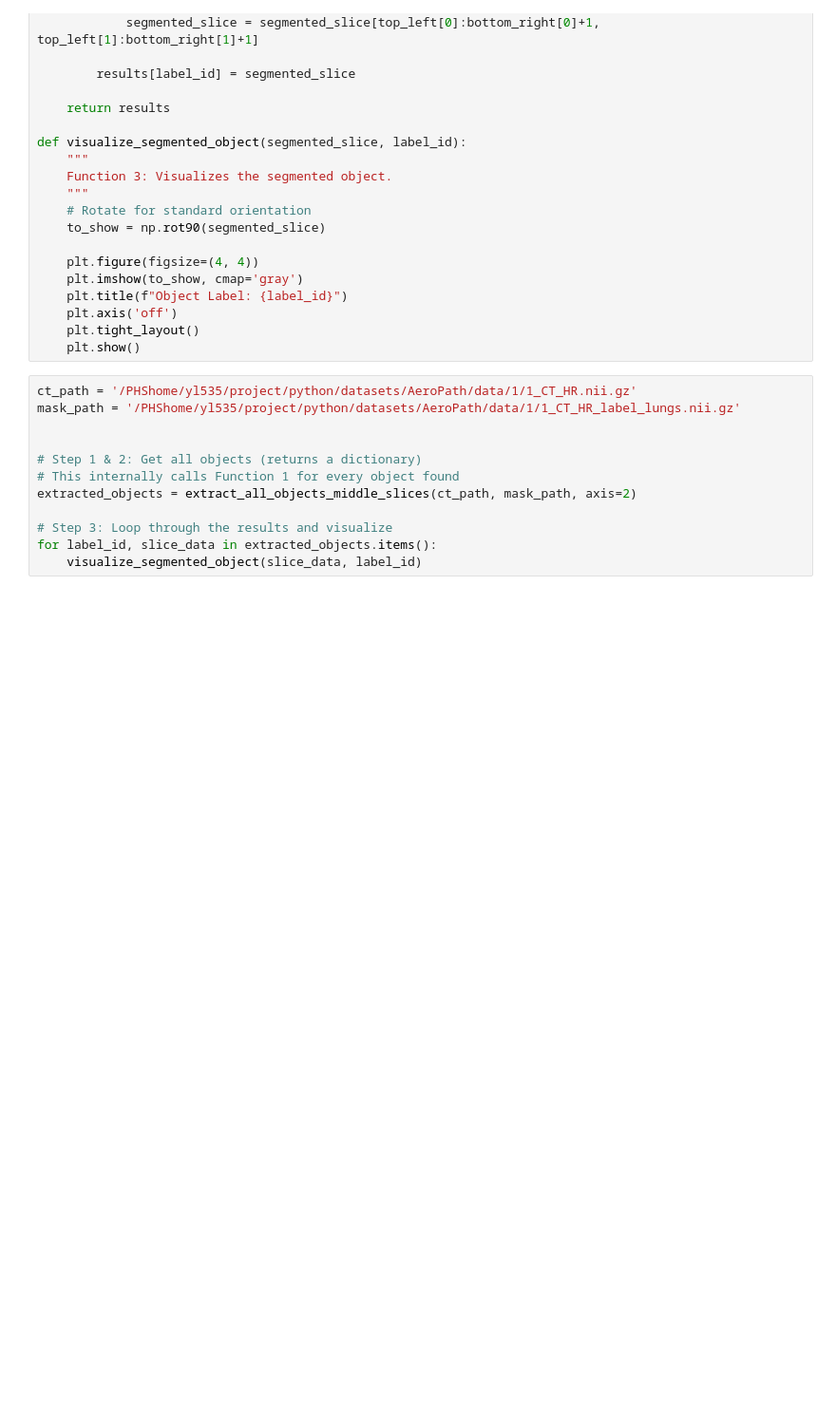
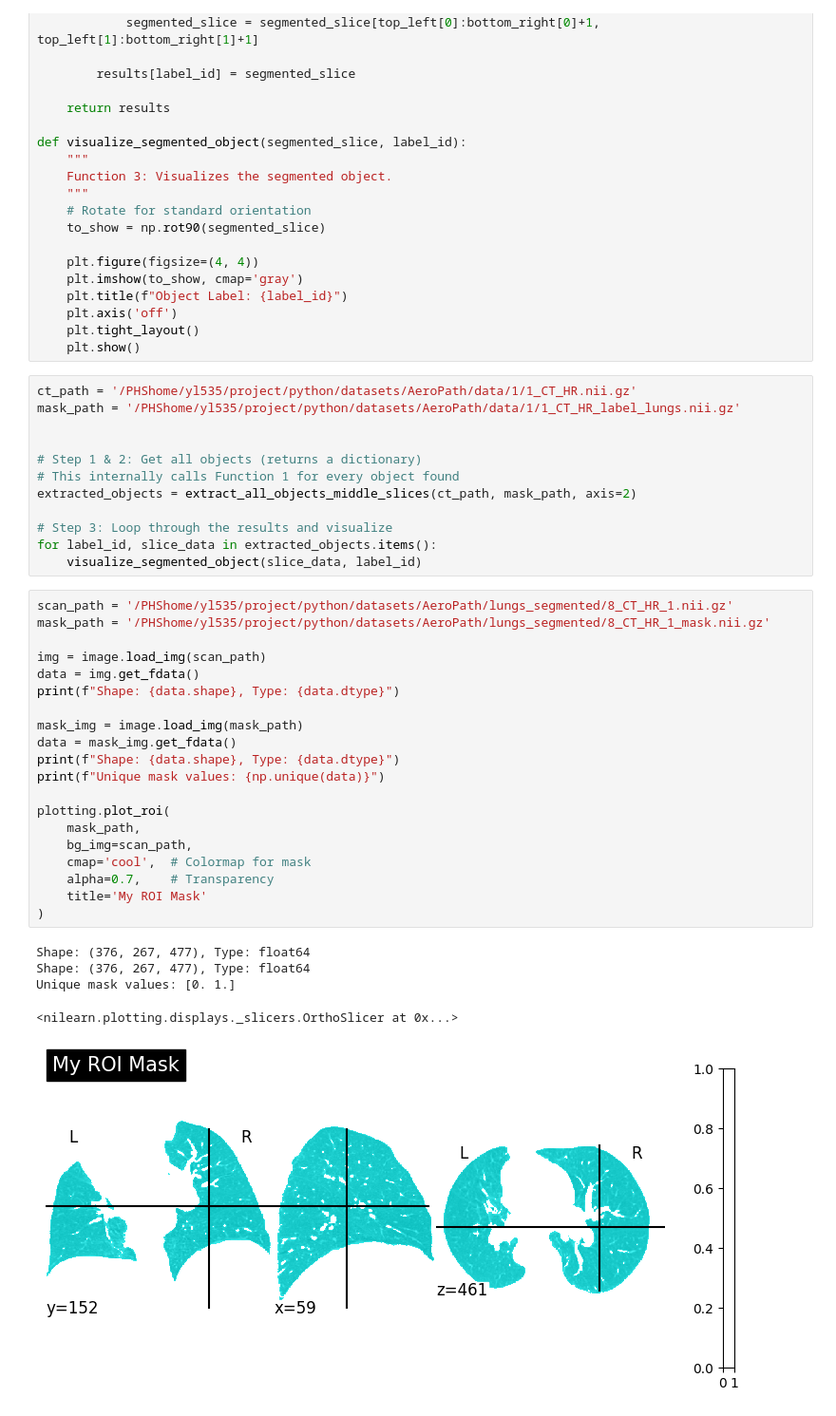
Before and after one commit to SerenaL1/benchmark_sam3d, a Jupyter notebook: notebook/visualize_nii.ipynb, the cells around one changed output. Shown at 95% size. Saved outputs shown, nothing was run; the diff lists cells and outputs as text; blank space fills up the shorter version.

```diff
--- a/notebook/visualize_nii.ipynb
+++ b/notebook/visualize_nii.ipynb
@@ -253,3 +256,29 @@ extracted_objects = extract_all_objects_middle_slices(ct_path, mask_path, axis=2
 # Step 3: Loop through the results and visualize
 for label_id, slice_data in extracted_objects.items():
     visualize_segmented_object(slice_data, label_id)
+# %%
+scan_path = '/PHShome/yl535/project/python/datasets/AeroPath/lungs_segmented/8_CT_HR_1.nii.gz'
+mask_path = '/PHShome/yl535/project/python/datasets/AeroPath/lungs_segmented/8_CT_HR_1_mask.nii.gz'
+
+img = image.load_img(scan_path)
+data = img.get_fdata()
+print(f"Shape: {data.shape}, Type: {data.dtype}")
+
+mask_img = image.load_img(mask_path)
+data = mask_img.get_fdata()
+print(f"Shape: {data.shape}, Type: {data.dtype}")
+print(f"Unique mask values: {np.unique(data)}")
+
+plotting.plot_roi(
+    mask_path,
+    bg_img=scan_path,
+    cmap='cool',  # Colormap for mask
+    alpha=0.7,    # Transparency
+    title='My ROI Mask'
+)
+# %% [output]
+Shape: (376, 267, 477), Type: float64
+Shape: (376, 267, 477), Type: float64
+Unique mask values: [0. 1.]
+<nilearn.plotting.displays._slicers.OrthoSlicer at 0x...>
+[figure, added]
```
Also changed, not shown: parts of 5 cells of this notebook, 9 other files.
